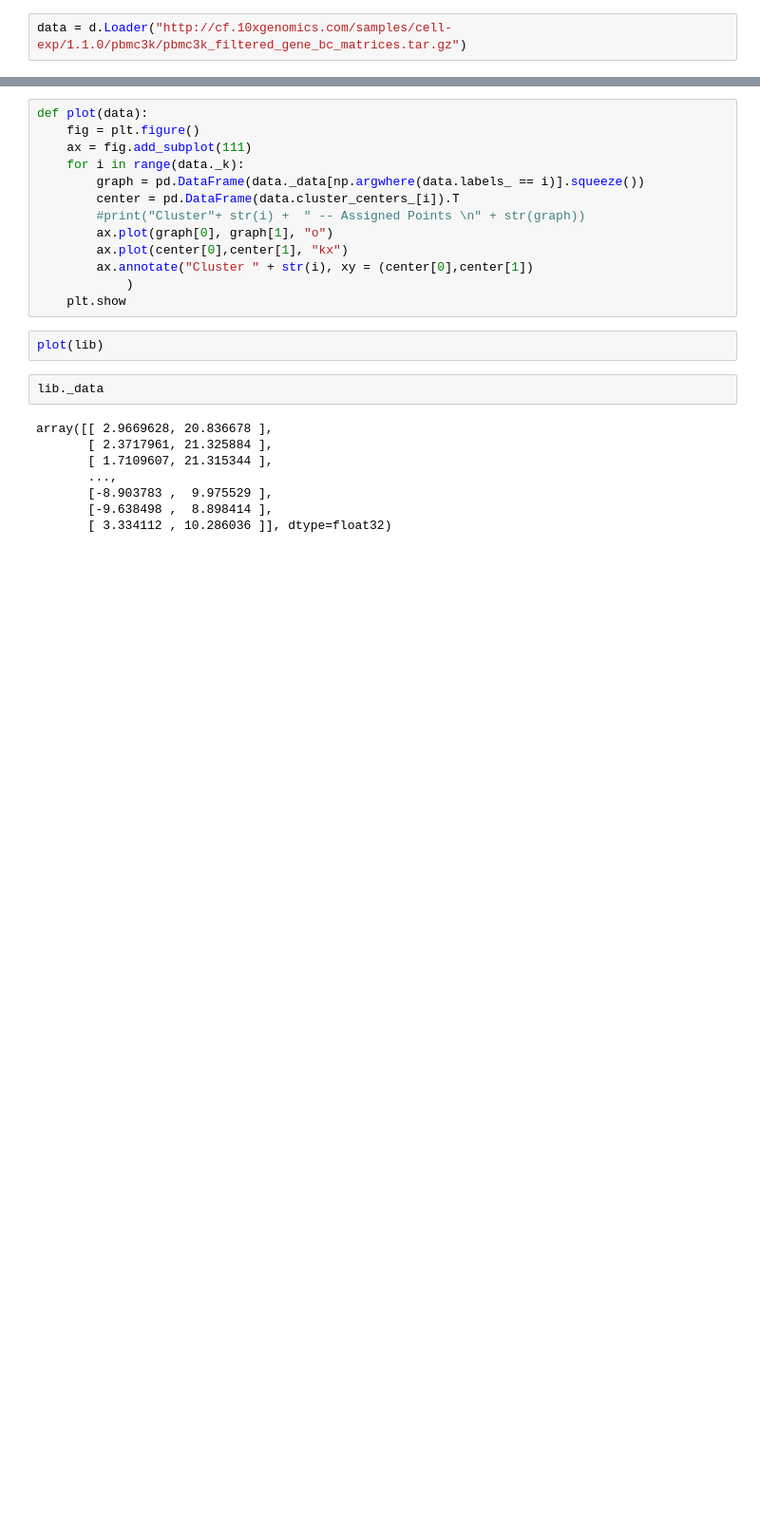
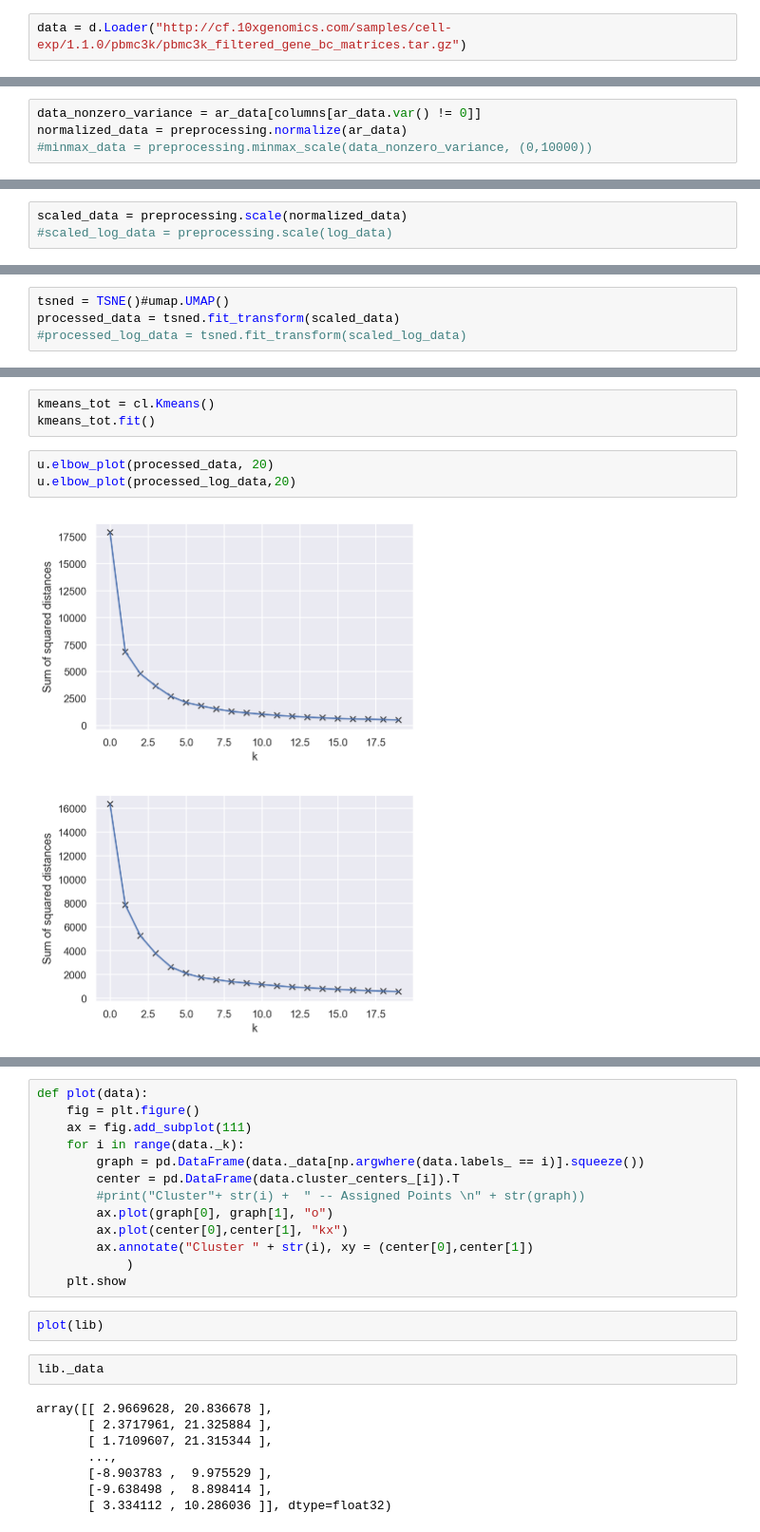
Before and after one commit to datascience-mobi/project-04-group-04, a Jupyter notebook: Analysis sheet.ipynb, the cells around one changed output, grey strips where cells are left out. Shown at 95% size. Saved outputs shown, nothing was run; the diff lists cells and outputs as text; blank space fills up the shorter version.

```diff
--- a/Analysis sheet.ipynb
+++ b/Analysis sheet.ipynb
@@ -730,0 +761,4 @@ data.process()[0]
+# %%
+data_nonzero_variance = ar_data[columns[ar_data.var() != 0]]
+normalized_data = preprocessing.normalize(ar_data)
+#minmax_data = preprocessing.minmax_scale(data_nonzero_variance, (0,10000))
@@ -730,0 +767,3 @@ data.process()[0]
+# %%
+scaled_data = preprocessing.scale(normalized_data)
+#scaled_log_data = preprocessing.scale(log_data)
@@ -730,0 +774,4 @@ data.process()[0]
+# %%
+tsned = TSNE()#umap.UMAP()
+processed_data = tsned.fit_transform(scaled_data)
+#processed_log_data = tsned.fit_transform(scaled_log_data)
@@ -730,0 +782,9 @@ data.process()[0]
+# %%
+kmeans_tot = cl.Kmeans()
+kmeans_tot.fit()
+# %%
+u.elbow_plot(processed_data, 20)
+u.elbow_plot(processed_log_data,20)
+# %% [output]
+[figure, added]
+[figure, added]
```
Also changed, not shown: parts of 47 cells of this notebook.
